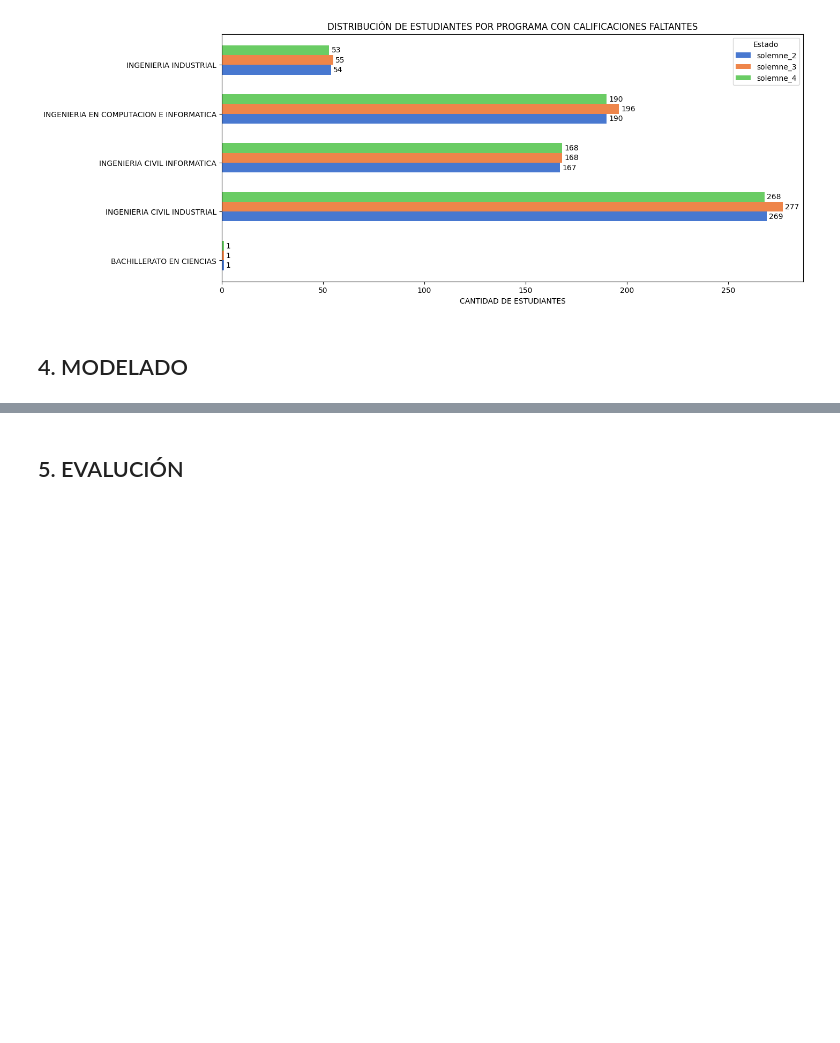
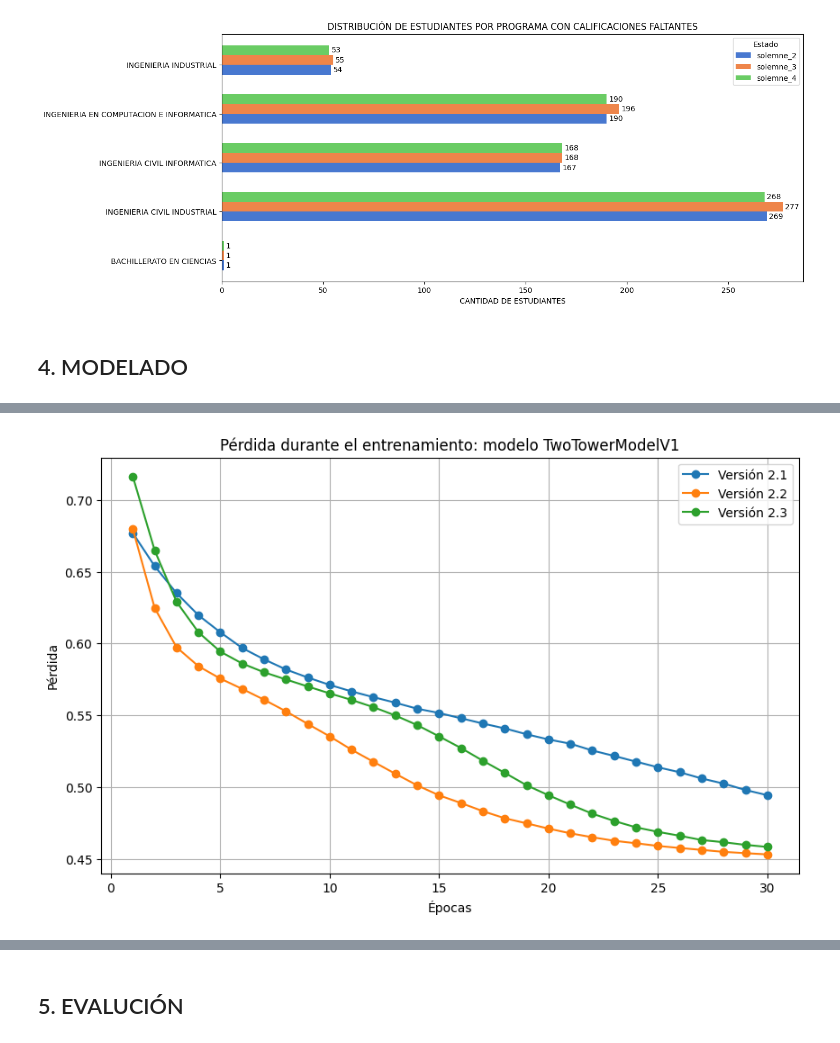
Before and after one commit to edgar-ramxs/RecSysUnab, a Jupyter notebook: RecSysUnab.ipynb, the cells around one changed output, grey strips where cells are left out. Drawn from its saved outputs; the diff is of its cells as text; code cells hidden in the pictures; blank space fills up the shorter version.

```diff
--- a/RecSysUnab.ipynb
+++ b/RecSysUnab.ipynb
@@ -1624,0 +1945,56 @@ EJERCICIOS = pd.read_csv(f"{VAR_DIR_DATA_CLEANING}/ejercicios.csv", encoding="la
+# %%
+#  ████████╗██╗    ██╗ ██████╗ ████████╗ ██████╗ ██╗    ██╗███████╗██████╗ ███╗   ███╗ ██████╗ ██████╗ ███████╗██╗    ██╗   ██╗ ██╗
+#  ╚══██╔══╝██║    ██║██╔═══██╗╚══██╔══╝██╔═══██╗██║    ██║██╔════╝██╔══██╗████╗ ████║██╔═══██╗██╔══██╗██╔════╝██║    ██║   ██║███║
+#     ██║   ██║ █╗ ██║██║   ██║   ██║   ██║   ██║██║ █╗ ██║█████╗  ██████╔╝██╔████╔██║██║   ██║██║  ██║█████╗  ██║    ██║   ██║╚██║
+#     ██║   ██║███╗██║██║   ██║   ██║   ██║   ██║██║███╗██║██╔══╝  ██╔══██╗██║╚██╔╝██║██║   ██║██║  ██║██╔══╝  ██║    ╚██╗ ██╔╝ ██║
+#     ██║   ╚███╔███╔╝╚██████╔╝   ██║   ╚██████╔╝╚███╔███╔╝███████╗██║  ██║██║ ╚═╝ ██║╚██████╔╝██████╔╝███████╗███████╗╚████╔╝  ██║
+#     ╚═╝    ╚══╝╚══╝  ╚═════╝    ╚═╝    ╚═════╝  ╚══╝╚══╝ ╚══════╝╚═╝  ╚═╝╚═╝     ╚═╝ ╚═════╝ ╚═════╝ ╚══════╝╚══════╝ ╚═══╝   ╚═╝
+
+# V1
+recomendador_v2_1 = RecSysUnab(
+    Two_Tower_Model=TwoTowerModelV1,
+    User_Tower=UserTowerV1,
+    Item_Tower=ItemTowerV1,
+    user_input_size=df_train_users.shape[1] - 1,
+    item_input_size=df_items.shape[1] - 1,
+)
+recomendador_v2_1.load_data_train(data_items=df_items, data_users=df_train_users, data_interactions=df_train_interacciones)
+loss_v2_1 = recomendador_v2_1.train()
+
+
+# V2
+recomendador_v2_2 = RecSysUnab(
+    Two_Tower_Model=TwoTowerModelV1,
+    User_Tower=UserTowerV2,
+    Item_Tower=ItemTowerV2,
+    user_input_size=df_train_users.shape[1] - 1,
+    item_input_size=df_items.shape[1] - 1,
+)
+recomendador_v2_2.load_data_train(data_items=df_items, data_users=df_train_users, data_interactions=df_train_interacciones)
+loss_v2_2 = recomendador_v2_2.train()
+
+
+# V3
+recomendador_v2_3 = RecSysUnab(
+    Two_Tower_Model=TwoTowerModelV1,
+    User_Tower=UserTowerV3,
+    Item_Tower=ItemTowerV3,
+    user_input_size=df_train_users.shape[1] - 1,
+    item_input_size=df_items.shape[1] - 1,
+)
+recomendador_v2_3.load_data_train(data_items=df_items, data_users=df_train_users, data_interactions=df_train_interacciones)
+loss_v2_3 = recomendador_v2_3.train()
+
+
+# Graficar la pérdida
+plt.figure(figsize=(10, 6))
+plt.plot(range(1, len(loss_v2_1) + 1), loss_v2_1, marker='o', linestyle='-', label='Versión 2.1')
+plt.plot(range(1, len(loss_v2_2) + 1), loss_v2_2, marker='o', linestyle='-', label='Versión 2.2')
+plt.plot(range(1, len(loss_v2_3) + 1), loss_v2_3, marker='o', linestyle='-', label='Versión 2.3')
+plt.title('Pérdida durante el entrenamiento: modelo TwoTowerModelV1')
+plt.xlabel('Épocas')
+plt.ylabel('Pérdida')
+plt.grid()
+plt.legend(loc='best')
+plt.show()
+# %% [output]
@@ -1624,0 +2018 @@ EJERCICIOS = pd.read_csv(f"{VAR_DIR_DATA_CLEANING}/ejercicios.csv", encoding="la
+[figure, added]
```
Also changed, not shown: parts of 41 cells of this notebook, 2 other files.
